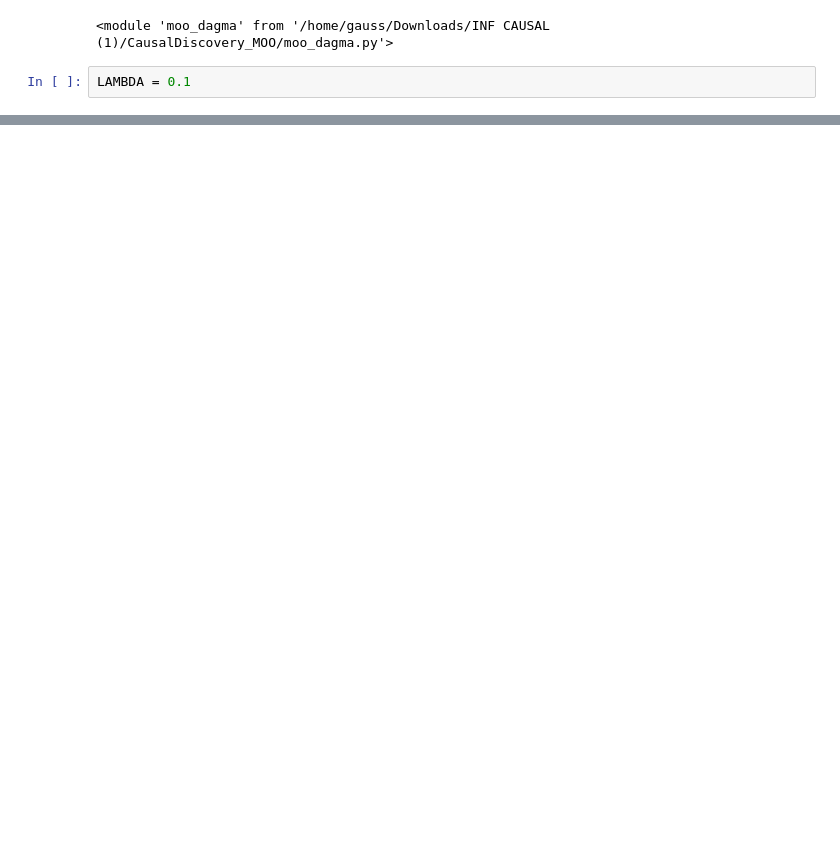
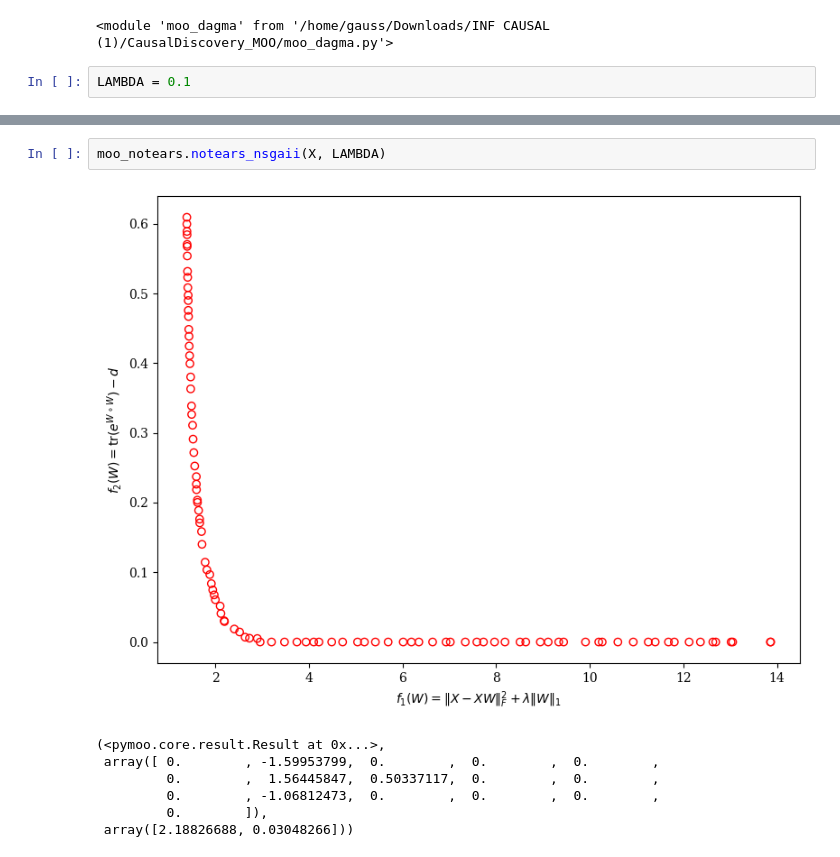
Before and after one commit to mateus2804/CausalDiscovery_MOO, a Jupyter notebook: main.ipynb, the cells around one changed output, grey strips where cells are left out. Drawn from its saved outputs; the diff is of its cells as text; blank space fills up the shorter version.

```diff
--- a/main.ipynb
+++ b/main.ipynb
@@ -46,0 +55,10 @@ moo_golem.golem_nsgaii(X, LAMBDA)
+# %%
+moo_notears.notears_nsgaii(X, LAMBDA)
+# %% [output]
+[figure, added]
+(<pymoo.core.result.Result at 0x...>,
+ array([ 0.        , -1.59953799,  0.        ,  0.        ,  0.        ,
+         0.        ,  1.56445847,  0.50337117,  0.        ,  0.        ,
+         0.        , -1.06812473,  0.        ,  0.        ,  0.        ,
+         0.        ]),
+ array([2.18826688, 0.03048266]))
```
Also changed, not shown: parts of 6 cells of this notebook, 3 other files.
